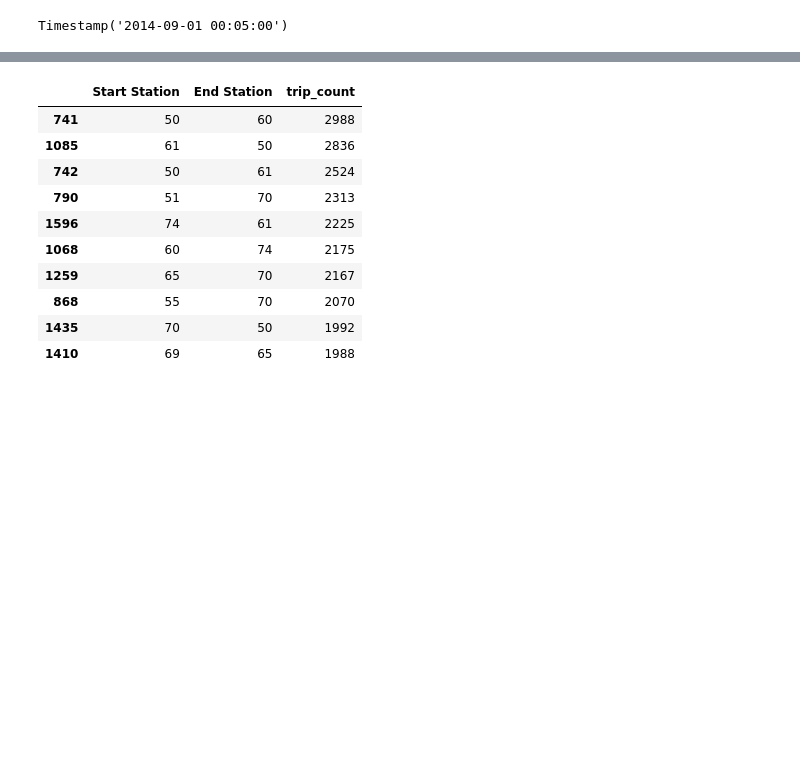
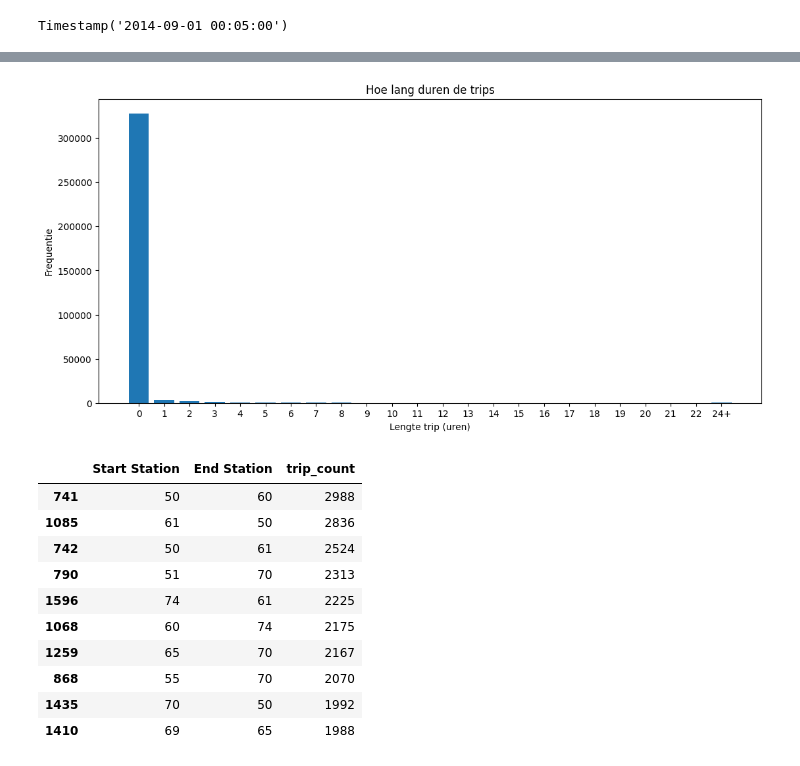
Before and after one commit to DecosterBram/MOW-BikeShare-workshop, a Jupyter notebook: notebooks/BikeShare_exercise_solution.ipynb, the cells around one changed output, grey strips where cells are left out. Cells and saved outputs as stored; diff of their text form; code cells hidden in the pictures; blank space fills up the shorter version.

```diff
--- a/notebooks/BikeShare_exercise_solution.ipynb
+++ b/notebooks/BikeShare_exercise_solution.ipynb
@@ -156,3 +192,17 @@ Timestamp('2015-08-14 23:49:00')
+# %%
+bin_edges = [i for i in range(0, 24, 1)] + [float('inf')]
+bin_labels = [f'{i}' for i in range(0, 23, 1)] +['24+']
+
+trip_data['duration_bins'] = pd.cut(trip_data['tripDuration']/60, bins=bin_edges, labels=bin_labels, right=False)
+plt.figure(figsize=(13, 6))
+plt.bar(bin_labels, trip_data.groupby('duration_bins').size())
+plt.xlabel('Lengte trip (uren)')
+plt.ylabel('Frequentie')
+plt.title('Hoe lang duren de trips')
+
+plt.show()
+# %% [output]
+[figure, added]
 # %%
 allRoutes = trip_data.groupby(['Start Station','End Station']).size().reset_index(name='trip_count')
 popularRoutes = allRoutes.sort_values(by='trip_count', ascending=False).head(10)
```
Also changed, not shown: parts of 51 cells of this notebook.
